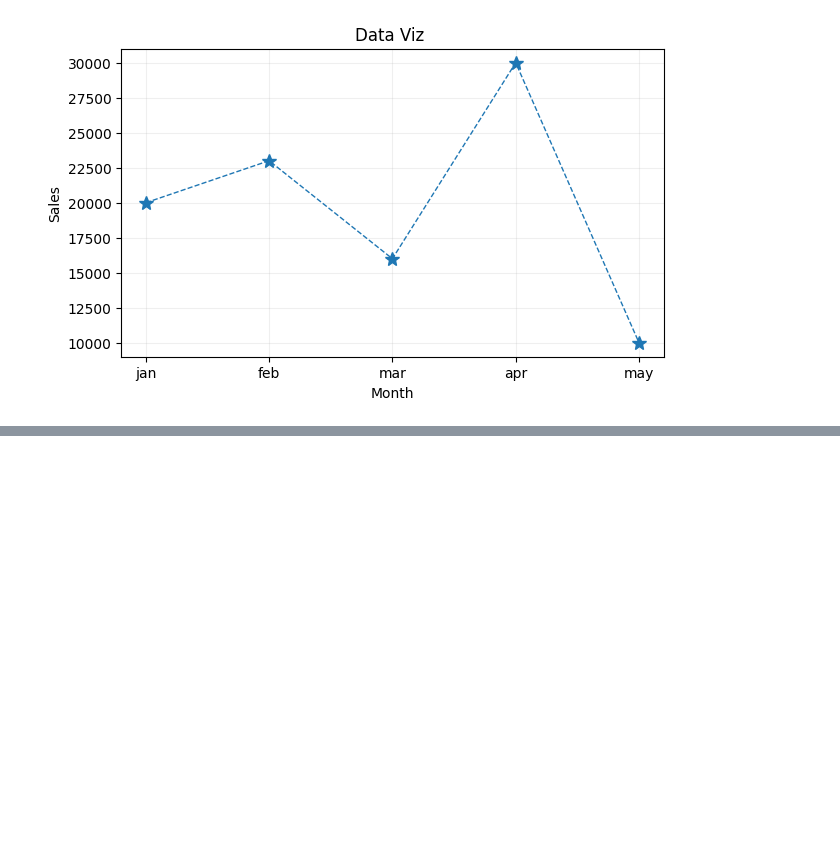
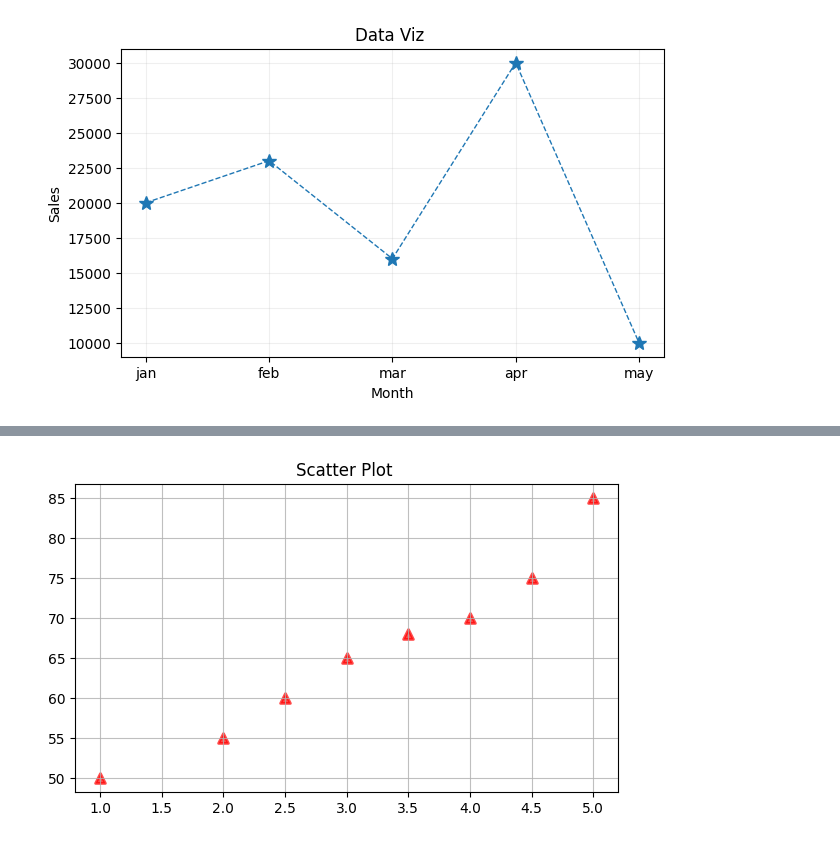
Before and after one commit to priyvrat3005/DataScience_SVCE, a Jupyter notebook: DataViz.ipynb, the cells around one changed output, grey strips where cells are left out. Drawn from its saved outputs; the diff is of its cells as text; code cells hidden in the pictures; blank space fills up the shorter version.

Commit message:
data add

```diff
--- a/DataViz.ipynb
+++ b/DataViz.ipynb
@@ -43,0 +51,7 @@ plt.show()
+# %%
+df2={
+    "StudyHours":[1,2,3,4,5,2.5,3.5,4.5],
+    "MarksScored":[50,55,65,70,85,60,68,75]
+}
+df2=pd.DataFrame(df2)
+df2
@@ -43,0 +68,11 @@ plt.show()
+# %%
+plt.figure(figsize=(7,4),facecolor="white")
+
+plt.scatter(df2["StudyHours"],df2["MarksScored"],s=50,c="red",marker='^',lw=2,alpha=0.7)
+
+
+plt.title("Scatter Plot ")
+plt.grid(True,alpha=0.8)
+plt.show()
+# %% [output]
+[figure, added]
```
Also changed, not shown: parts of 5 cells of this notebook.
